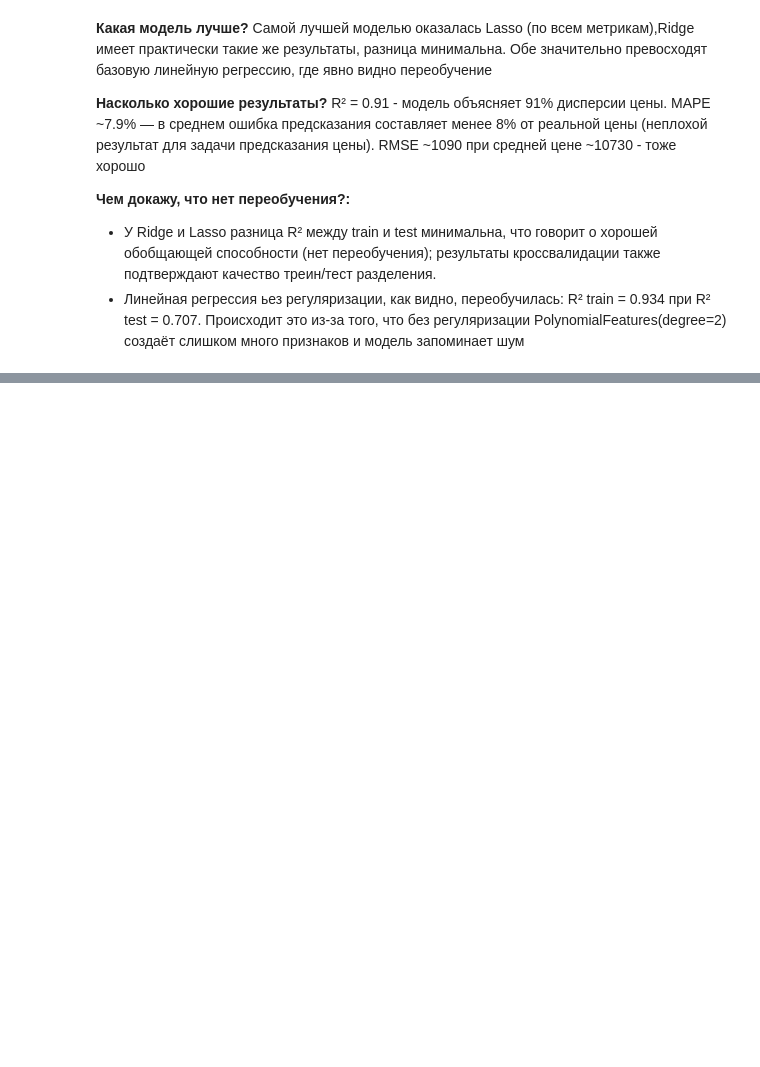
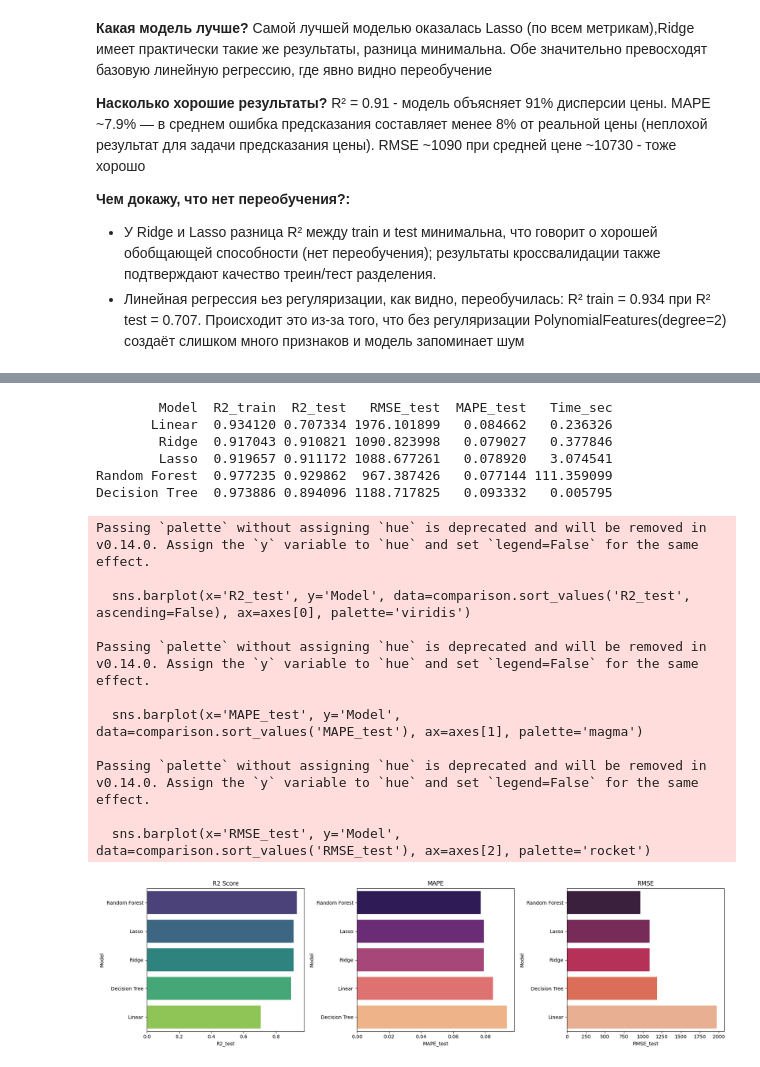
Before and after one commit to shevkoai/ml-course-homeworks, a Jupyter notebook: hw09_Random_Forest/hw09_random_forest_based on_Linreg_hw.ipynb, the cells around one changed output, grey strips where cells are left out. Drawn from its saved outputs; the diff is of its cells as text; code cells hidden in the pictures; blank space fills up the shorter version.

Commit message:
HW 9 random forest DONE

```diff
--- a/hw09_Random_Forest/hw09_random_forest_based on_Linreg_hw.ipynb
+++ b/hw09_Random_Forest/hw09_random_forest_based on_Linreg_hw.ipynb
@@ -539,0 +498,12 @@ Passing `palette` without assigning `hue` is deprecated and will be removed in v
+# %%
+from sklearn.tree import DecisionTreeRegressor, plot_tree
+from sklearn.ensemble import RandomForestRegressor
+from sklearn.model_selection import GridSearchCV
+from sklearn.metrics import root_mean_squared_error, mean_absolute_percentage_error, r2_score
+
+
+features_to_drop = ['Id', 'Model', 'Cylinders']
+data = df.drop(columns=features_to_drop)
+
+data = pd.get_dummies(data, dtype=int, drop_first=True)
+data.head()
@@ -539,0 +518,5 @@ Passing `palette` without assigning `hue` is deprecated and will be removed in v
+# %%
+X_forest = data.drop("Price", axis=1).values
+y_forest = data["Price"].values
+
+X_forest_train, X_forest_test, y_forest_train, y_forest_test = train_test_split(X_forest, y_forest, test_size= 0.2, random_state=42)
@@ -539,0 +611,45 @@ Passing `palette` without assigning `hue` is deprecated and will be removed in v
+# %%
+comparison = pd.DataFrame({
+    'Model': ['Linear', 'Ridge', 'Lasso', 'Random Forest', 'Decision Tree'],
+    'R2_train': [r2_score_linear_train, r2_score_ridge_train, r2_score_lasso_train, r2_score_forest_train, r2_score_tree_train],
+    'R2_test': [r2_score_linear_test, r2_score_ridge_test, r2_score_lasso_test, r2_score_forest_test, r2_score_tree_test],
+    'RMSE_test': [rmse_linear, rmse_ridge, rmse_lasso, rmse_forest, rmse_tree],
+    'MAPE_test': [mape_linear, mape_ridge, mape_lasso, mape_forest, mape_tree],
+    'Time_sec': [linear_time, ridge_time, lasso_time, forest_time, tree_time]
+})
+
+print(comparison.to_string(index=False))
+# %% [output]
+        Model  R2_train  R2_test   RMSE_test  MAPE_test   Time_sec
+       Linear  0.934120 0.707334 1976.101899   0.084662   0.236326
+        Ridge  0.917043 0.910821 1090.823998   0.079027   0.377846
+        Lasso  0.919657 0.911172 1088.677261   0.078920   3.074541
+Random Forest  0.977235 0.929862  967.387426   0.077144 111.359099
+Decision Tree  0.973886 0.894096 1188.717825   0.093332   0.005795
+# %%
+fig, axes = plt.subplots(1, 3, figsize=(18, 5))
+
+sns.barplot(x='R2_test', y='Model', data=comparison.sort_values('R2_test', ascending=False), ax=axes[0], palette='viridis')
+axes[0].set_title('R2 Score')
+
+sns.barplot(x='MAPE_test', y='Model', data=comparison.sort_values('MAPE_test'), ax=axes[1], palette='magma')
+axes[1].set_title('MAPE')
+
+sns.barplot(x='RMSE_test', y='Model', data=comparison.sort_values('RMSE_test'), ax=axes[2], palette='rocket')
+axes[2].set_title('RMSE')
+
+plt.tight_layout()
+plt.show()
+# %% [output]
+Passing `palette` without assigning `hue` is deprecated and will be removed in v0.14.0. Assign the `y` variable to `hue` and set `legend=False` for the same effect.
+
+  sns.barplot(x='R2_test', y='Model', data=comparison.sort_values('R2_test', ascending=False), ax=axes[0], palette='viridis')
+
+Passing `palette` without assigning `hue` is deprecated and will be removed in v0.14.0. Assign the `y` variable to `hue` and set `legend=False` for the same effect.
+
+  sns.barplot(x='MAPE_test', y='Model', data=comparison.sort_values('MAPE_test'), ax=axes[1], palette='magma')
+
+Passing `palette` without assigning `hue` is deprecated and will be removed in v0.14.0. Assign the `y` variable to `hue` and set `legend=False` for the same effect.
+
+  sns.barplot(x='RMSE_test', y='Model', data=comparison.sort_values('RMSE_test'), ax=axes[2], palette='rocket')
+[figure, added]
```
Also changed, not shown: parts of 15 cells of this notebook.
